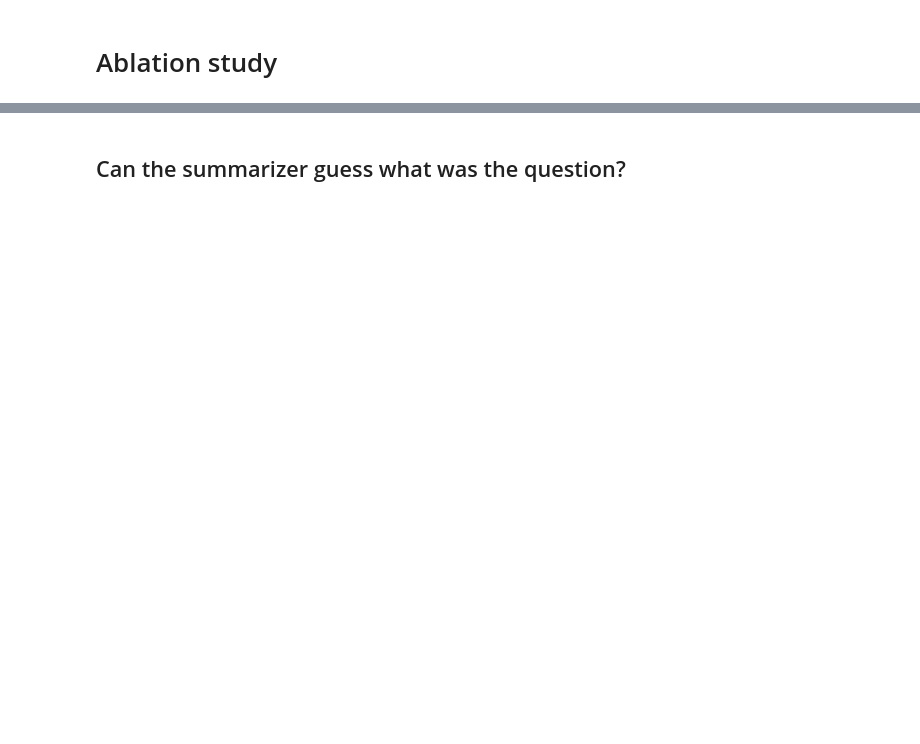
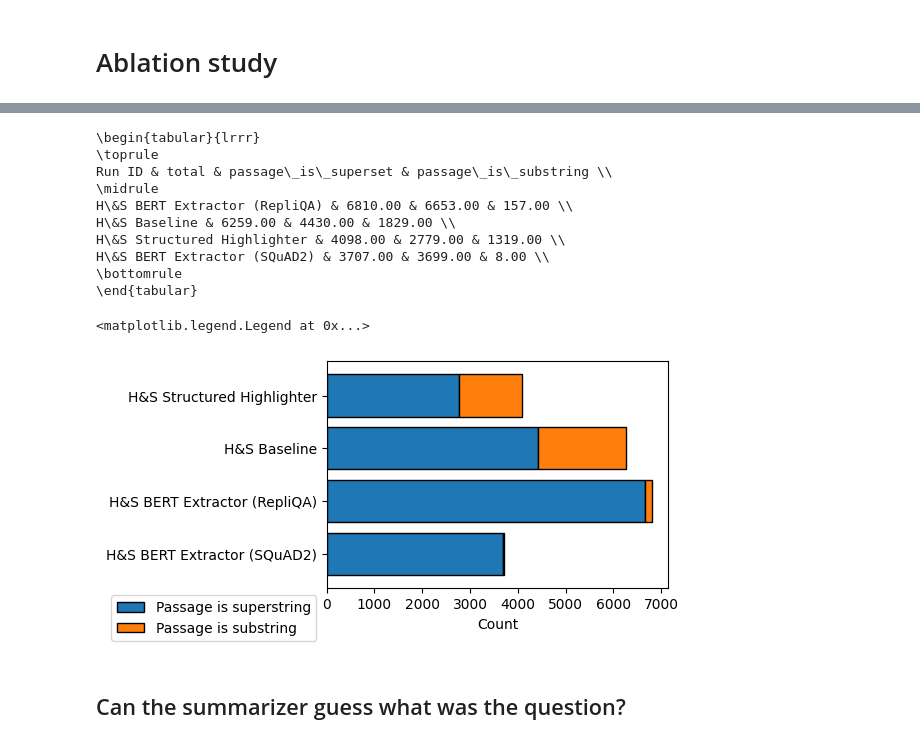
Before and after one commit to microsoft/highlight-summarize, a Jupyter notebook: data-analysis.ipynb, the cells around one changed output, grey strips where cells are left out. Drawn from its saved outputs; the diff is of its cells as text; code cells hidden in the pictures; blank space fills up the shorter version.

```diff
--- a/data-analysis.ipynb
+++ b/data-analysis.ipynb
@@ -263,2 +207,57 @@ Worst examples for HSBaseline-gpt-4.1-mini-gpt-4.1-mini:
+# %%
+# Remove the cases where long_answer isn't a substring of the document_extracted.
+df = df[df.apply(lambda x: x["long_answer"] in x["document_extracted"], axis=1)]
+
+df["passage_is_substring"] = df.apply(
+    lambda x: x["long_answer"] in x["highlighter_extracted"] if pd.notnull(x["highlighter_extracted"]) else False,
+    axis=1
+)
+df["passage_is_superset"] = df.apply(
+    lambda x: x["highlighter_extracted"] in x["long_answer"] if pd.notnull(x["highlighter_extracted"]) else False,
+    axis=1
+)
+# print(f"Passage is substring: {df['passage_is_substring'].mean() * 100:.2f}%")
+# print(f"Passage is superset: {df['passage_is_superset'].mean() * 100:.2f}%")
+df_analysis = df.groupby("run_id").apply(
+    lambda x: pd.Series({
+        "passage_is_substring": x["passage_is_substring"].sum(),
+        "passage_is_superset": x["passage_is_superset"].sum(),
+        "total": x["passage_is_substring"].sum() + x["passage_is_superset"].sum()
+    })
+).reset_index()
+to_latex(df_analysis, columns=["total", "passage_is_superset", "passage_is_substring"],
+    sort_by="total", ascending=False
+)
+
+df_analysis["run_id"] = df_analysis["run_id"].map(lambda x: PRETTY_NAMES.get(x, x))
+# Rename columns.
+df_analysis.rename(columns={
+    "passage_is_superset": "Passage is superstring",
+    "passage_is_substring": "Passage is substring"
+}, inplace=True)
+ax = df_analysis.set_index("run_id")[["Passage is superstring", "Passage is substring"]].plot(
+    kind="barh",
+    stacked=True,
+    width=0.8,
+    edgecolor="black",
+    figsize=(6, 3),
+)
+plt.xlabel("Count")
+plt.ylabel("")
+plt.tight_layout()
+plt.legend(bbox_to_anchor=(-0.01, 0))
+# %% [output]
+\begin{tabular}{lrrr}
+\toprule
+Run ID & total & passage\_is\_superset & passage\_is\_substring \\
+\midrule
+H\&S BERT Extractor (RepliQA) & 6810.00 & 6653.00 & 157.00 \\
+H\&S Baseline & 6259.00 & 4430.00 & 1829.00 \\
+H\&S Structured Highlighter & 4098.00 & 2779.00 & 1319.00 \\
+H\&S BERT Extractor (SQuAD2) & 3707.00 & 3699.00 & 8.00 \\
+\bottomrule
+\end{tabular}
+<matplotlib.legend.Legend at 0x...>
+[figure, added]
 # %% [markdown]
 ## Can the summarizer guess what was the question?
```
Also changed, not shown: parts of 64 cells of this notebook, 1 other file.
